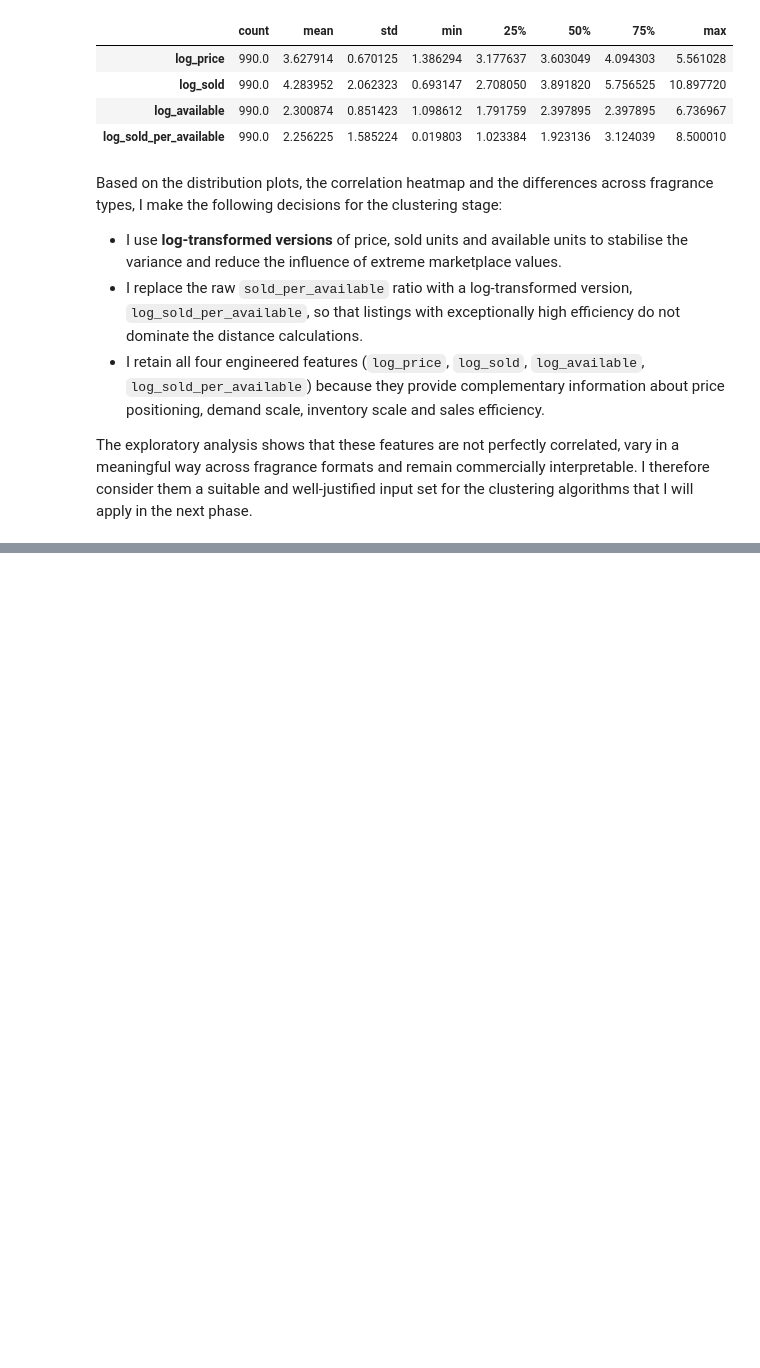
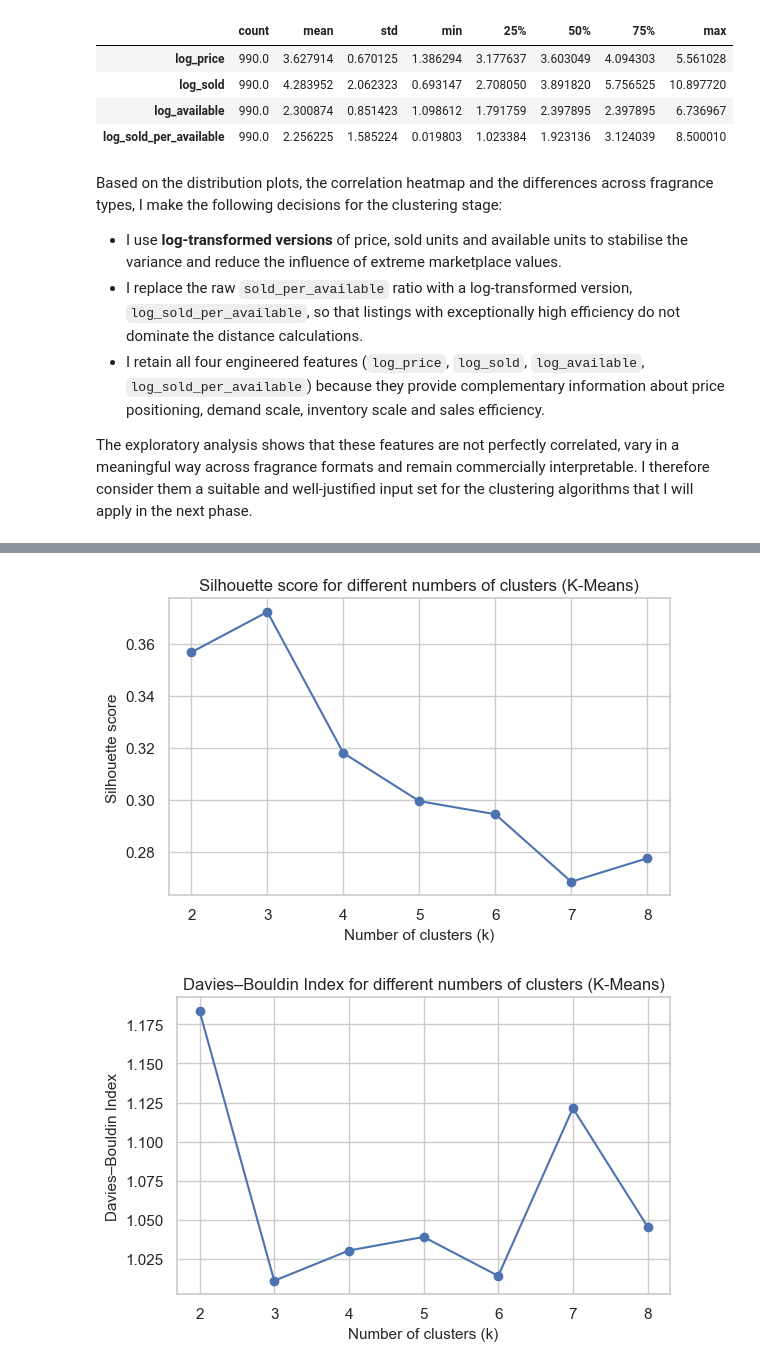
Before and after one commit to OmerTDK/scenttech-fragrance-clustering, a Jupyter notebook: main.ipynb, the cells around one changed output, grey strips where cells are left out. Drawn from its saved outputs; the diff is of its cells as text; code cells hidden in the pictures; blank space fills up the shorter version.

Commit message:
feat: fit and evaluate 3-cluster K-Means baseline

```diff
--- a/main.ipynb
+++ b/main.ipynb
@@ -475,0 +505,24 @@ The exploratory analysis shows that these features are not perfectly correlated,
+# %%
+from sklearn.cluster import KMeans
+from sklearn.metrics import silhouette_score, davies_bouldin_score
+
+k_values = range(2, 9)  # try between 2 and 8 clusters
+results = []
+
+for k in k_values:
+    kmeans = KMeans(n_clusters=k, random_state=42, n_init=10)
+    labels = kmeans.fit_predict(X_scaled)
+
+    inertia = kmeans.inertia_
+    sil = silhouette_score(X_scaled, labels)
+    dbi = davies_bouldin_score(X_scaled, labels)
+
+    results.append({
+        "k": k,
+        "inertia": inertia,
+        "silhouette": sil,
+        "davies_bouldin": dbi
+    })
+
+kmeans_results = pd.DataFrame(results)
+kmeans_results
@@ -475,0 +538,23 @@ The exploratory analysis shows that these features are not perfectly correlated,
+# %%
+# Silhouette score vs k
+plt.figure(figsize=(6, 4))
+plt.plot(kmeans_results["k"], kmeans_results["silhouette"], marker="o")
+plt.title("Silhouette score for different numbers of clusters (K-Means)")
+plt.xlabel("Number of clusters (k)")
+plt.ylabel("Silhouette score")
+plt.xticks(kmeans_results["k"])
+plt.tight_layout()
+plt.show()
+
+# Davies–Bouldin Index vs k
+plt.figure(figsize=(6, 4))
+plt.plot(kmeans_results["k"], kmeans_results["davies_bouldin"], marker="o")
+plt.title("Davies–Bouldin Index for different numbers of clusters (K-Means)")
+plt.xlabel("Number of clusters (k)")
+plt.ylabel("Davies–Bouldin Index")
+plt.xticks(kmeans_results["k"])
+plt.tight_layout()
+plt.show()
+# %% [output]
+[figure, added]
+[figure, added]
```
Also changed, not shown: parts of 6 cells of this notebook.
